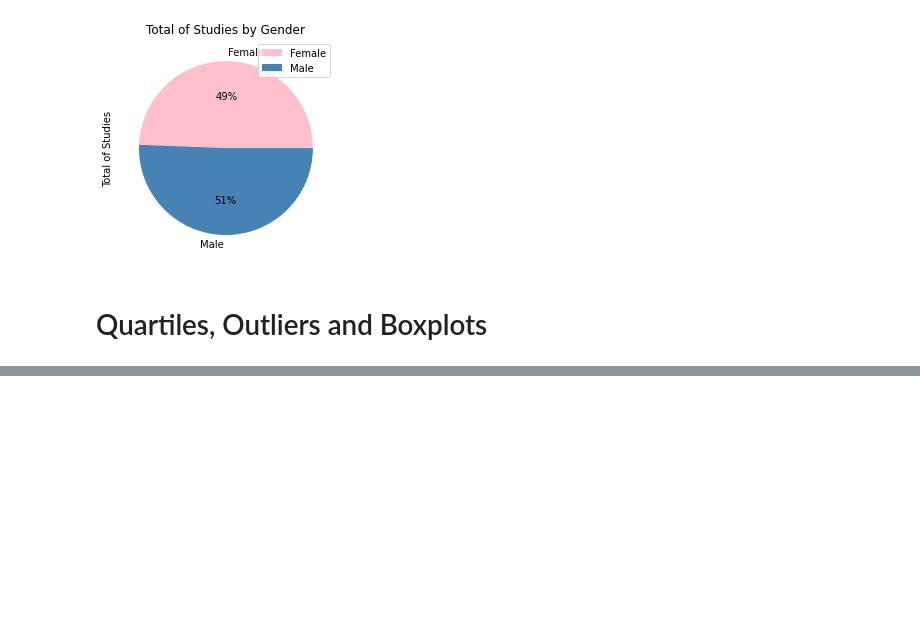
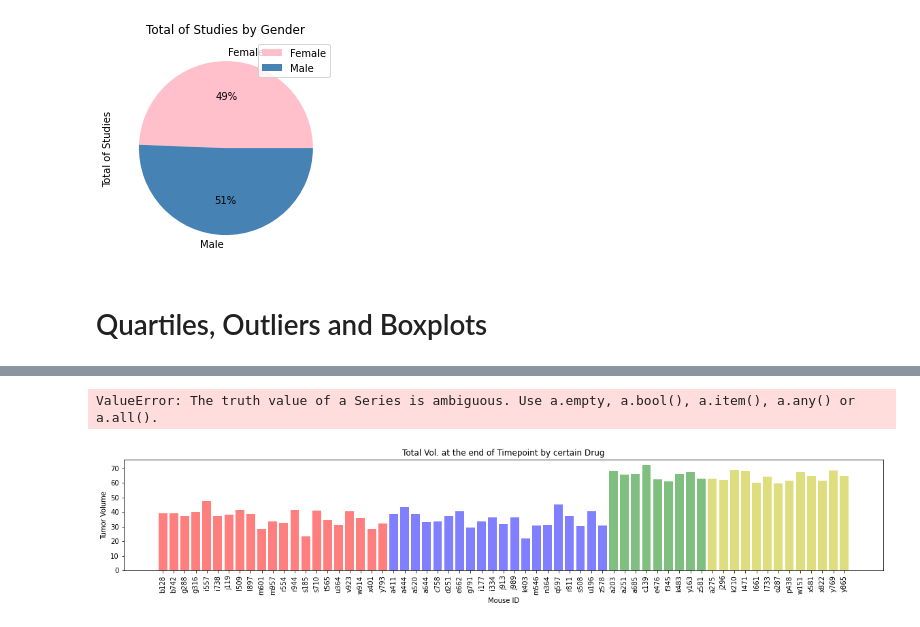
Before and after one commit to samuelroiz/Pymaceuticals_DA, a Jupyter notebook: Pymaceuticals_Code.ipynb, the cells around one changed output, grey strips where cells are left out. Saved outputs shown, nothing was run; the diff lists cells and outputs as text; code cells hidden in the pictures; blank space fills up the shorter version.

Commit message:
Code updated. Fixing the error of bar of Tot. Tumor along Mouse ID and Drugs.

```diff
--- a/Pymaceuticals_Code.ipynb
+++ b/Pymaceuticals_Code.ipynb
@@ -636,0 +649,4 @@ max_four_drug_df
+# %%
+# Merge the dataframes without losing its values...also it hsa the same columns... basically merge without changing any values or columns
+merged_four_drugs = pd.concat([maximum_of_capomulin, maximum_of_ramicane, maximum_of_infubinol, maximum_of_ceftamin], axis=0)
+merged_four_drugs
@@ -636,0 +667,27 @@ max_four_drug_df
+# %%
+treatment_list = ['Capomulin','Ramicane','Infubinol','Ceftamin']
+# Set x axis and tick locations
+x_axis = np.arange(len(merged_four_drugs))
+tick_locations = [value for value in x_axis]
+colors = {'Capomulin': 'r', 'Ramicane': 'b', 'Infubinol': 'g', 'Ceftamin': 'y'}
+
+# Create a list indicating where to write x labels and set figure size to adjust for space
+plt.figure(figsize=(20,3))
+
+plt.bar(x_axis, merged_four_drugs["Tumor Volume (mm3)"], color=[colors[i] for i in merged_four_drugs['Drug Regimen']], alpha=0.5, align="center")
+# plt.legend(['Capomulin','Ramicane','Infubinol','Ceftamin'])
+
+plt.xticks(tick_locations, merged_four_drugs["Mouse ID"], rotation="vertical")
+
+plt.title('Total Vol. at the end of Timepoint by certain Drug')
+plt.xlabel('Mouse ID')
+plt.ylabel('Tumor Volume')
+plt.legend(
+  [merged_four_drugs[merged_four_drugs['Drug Regimen'] == 'Capomulin']['Tumor Volume (mm3)'],
+   merged_four_drugs[merged_four_drugs['Drug Regimen'] == 'Ramicane']['Tumor Volume (mm3)'],
+   merged_four_drugs[merged_four_drugs['Drug Regimen'] == 'Fubinol']['Tumor Volume (mm3)'],
+   merged_four_drugs[merged_four_drugs['Drug Regimen'] == 'Cefamin']['Tumor Volume (mm3)'],
+  ['Capomulin', 'Ramicane', 'Fubinol', 'Ceftamin']])
+# %% [output]
+ValueError: The truth value of a Series is ambiguous. Use a.empty, a.bool(), a.item(), a.any() or a.all().
+[figure, added]
```
Also changed, not shown: parts of 4 cells of this notebook.
